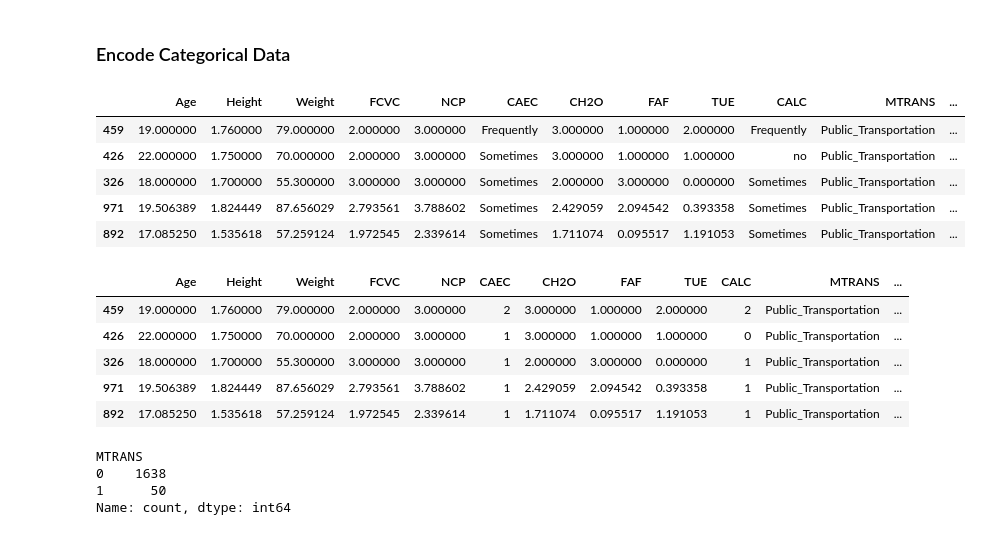
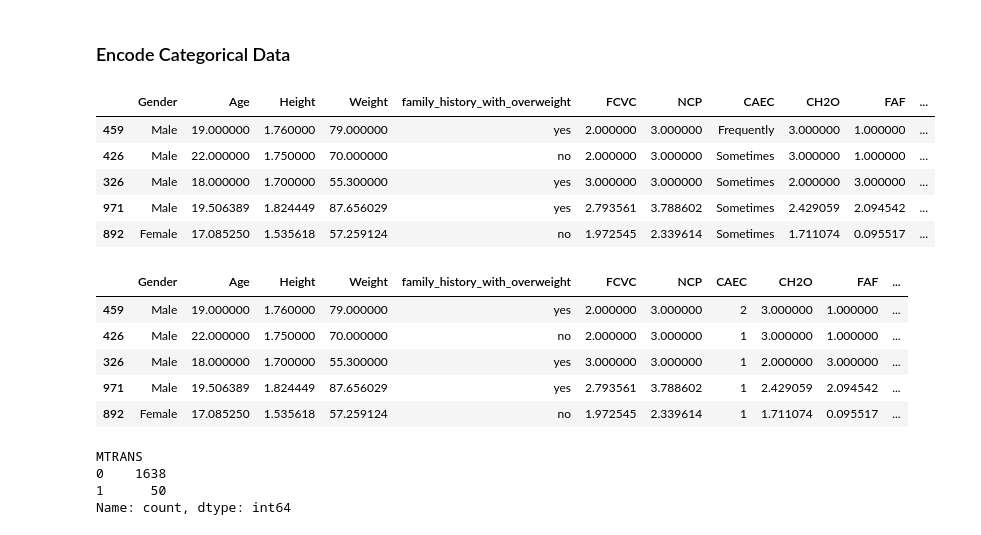
Before and after one commit to rshumway105/obesity-classification, a Jupyter notebook: notebooks/02_preprocessing.ipynb, the cells around one changed output. Drawn from its saved outputs; the diff is of its cells as text; code cells hidden in the pictures.

```diff
--- a/notebooks/02_preprocessing.ipynb
+++ b/notebooks/02_preprocessing.ipynb
@@ -44,23 +44,23 @@ Vault is LOCKED — only open in the final evaluation notebook.
 # %%
 # One-hot encode binary categorical features
 # Applied to train and vault separately; vault is reindexed to match train columns
 
-binary_features = ['Gender', 'family_history_with_overweight', 'FAVC', 'SMOKE', 'SCC']
+binary_features = ['FAVC', 'SMOKE', 'SCC']
 
 X_train = pd.get_dummies(X_train, columns=binary_features, drop_first=True, dtype=int)
 X_vault = pd.get_dummies(X_vault, columns=binary_features, drop_first=True, dtype=int)
 
 # Align vault columns to train (handles any categories only present in vault)
 X_vault = X_vault.reindex(columns=X_train.columns, fill_value=0)
 
 X_train.head()
 # %% [output]
-|  | Age | Height | Weight | FCVC | NCP | CAEC | CH2O | FAF | TUE | CALC | MTRANS | ... |
-| 459 | 19.000000 | 1.760000 | 79.000000 | 2.000000 | 3.000000 | Frequently | 3.000000 | 1.000000 | 2.000000 | Frequently | Public_Transportation | ... |
-| 426 | 22.000000 | 1.750000 | 70.000000 | 2.000000 | 3.000000 | Sometimes | 3.000000 | 1.000000 | 1.000000 | no | Public_Transportation | ... |
-| 326 | 18.000000 | 1.700000 | 55.300000 | 3.000000 | 3.000000 | Sometimes | 2.000000 | 3.000000 | 0.000000 | Sometimes | Public_Transportation | ... |
-| 971 | 19.506389 | 1.824449 | 87.656029 | 2.793561 | 3.788602 | Sometimes | 2.429059 | 2.094542 | 0.393358 | Sometimes | Public_Transportation | ... |
-| 892 | 17.085250 | 1.535618 | 57.259124 | 1.972545 | 2.339614 | Sometimes | 1.711074 | 0.095517 | 1.191053 | Sometimes | Public_Transportation | ... |
+|  | Gender | Age | Height | Weight | family_history_with_overweight | FCVC | NCP | CAEC | CH2O | FAF | ... |
+| 459 | Male | 19.000000 | 1.760000 | 79.000000 | yes | 2.000000 | 3.000000 | Frequently | 3.000000 | 1.000000 | ... |
+| 426 | Male | 22.000000 | 1.750000 | 70.000000 | no | 2.000000 | 3.000000 | Sometimes | 3.000000 | 1.000000 | ... |
+| 326 | Male | 18.000000 | 1.700000 | 55.300000 | yes | 3.000000 | 3.000000 | Sometimes | 2.000000 | 3.000000 | ... |
+| 971 | Male | 19.506389 | 1.824449 | 87.656029 | yes | 2.793561 | 3.788602 | Sometimes | 2.429059 | 2.094542 | ... |
+| 892 | Female | 17.085250 | 1.535618 | 57.259124 | no | 1.972545 | 2.339614 | Sometimes | 1.711074 | 0.095517 | ... |
 # %%
 # Ordinal encode CAEC and CALC
 # Hardcoded order (domain knowledge) — safe to apply to both splits
@@ -85,12 +85,12 @@ for split in [X_train, X_vault]:
 
 X_train.head()
 # %% [output]
-|  | Age | Height | Weight | FCVC | NCP | CAEC | CH2O | FAF | TUE | CALC | MTRANS | ... |
-| 459 | 19.000000 | 1.760000 | 79.000000 | 2.000000 | 3.000000 | 2 | 3.000000 | 1.000000 | 2.000000 | 2 | Public_Transportation | ... |
-| 426 | 22.000000 | 1.750000 | 70.000000 | 2.000000 | 3.000000 | 1 | 3.000000 | 1.000000 | 1.000000 | 0 | Public_Transportation | ... |
-| 326 | 18.000000 | 1.700000 | 55.300000 | 3.000000 | 3.000000 | 1 | 2.000000 | 3.000000 | 0.000000 | 1 | Public_Transportation | ... |
-| 971 | 19.506389 | 1.824449 | 87.656029 | 2.793561 | 3.788602 | 1 | 2.429059 | 2.094542 | 0.393358 | 1 | Public_Transportation | ... |
-| 892 | 17.085250 | 1.535618 | 57.259124 | 1.972545 | 2.339614 | 1 | 1.711074 | 0.095517 | 1.191053 | 1 | Public_Transportation | ... |
+|  | Gender | Age | Height | Weight | family_history_with_overweight | FCVC | NCP | CAEC | CH2O | FAF | ... |
+| 459 | Male | 19.000000 | 1.760000 | 79.000000 | yes | 2.000000 | 3.000000 | 2 | 3.000000 | 1.000000 | ... |
+| 426 | Male | 22.000000 | 1.750000 | 70.000000 | no | 2.000000 | 3.000000 | 1 | 3.000000 | 1.000000 | ... |
+| 326 | Male | 18.000000 | 1.700000 | 55.300000 | yes | 3.000000 | 3.000000 | 1 | 2.000000 | 3.000000 | ... |
+| 971 | Male | 19.506389 | 1.824449 | 87.656029 | yes | 2.793561 | 3.788602 | 1 | 2.429059 | 2.094542 | ... |
+| 892 | Female | 17.085250 | 1.535618 | 57.259124 | no | 1.972545 | 2.339614 | 1 | 1.711074 | 0.095517 | ... |
 # %%
 # Ordinal encode MTRANS
 # 0 = motorized (Automobile, Motorbike, Public_Transportation)
```
Also changed, not shown: parts of 2 cells of this notebook, 2 other files.
